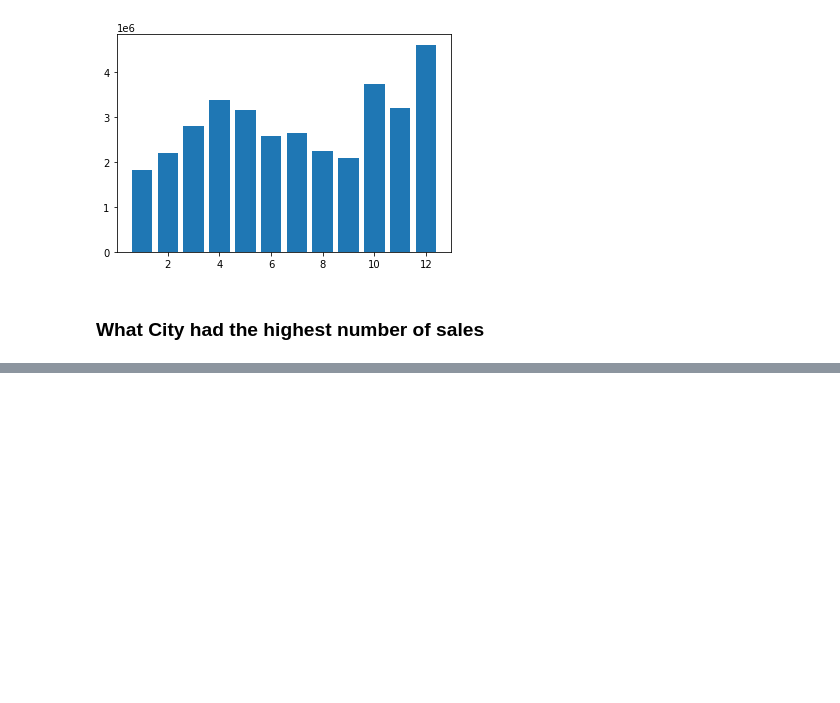
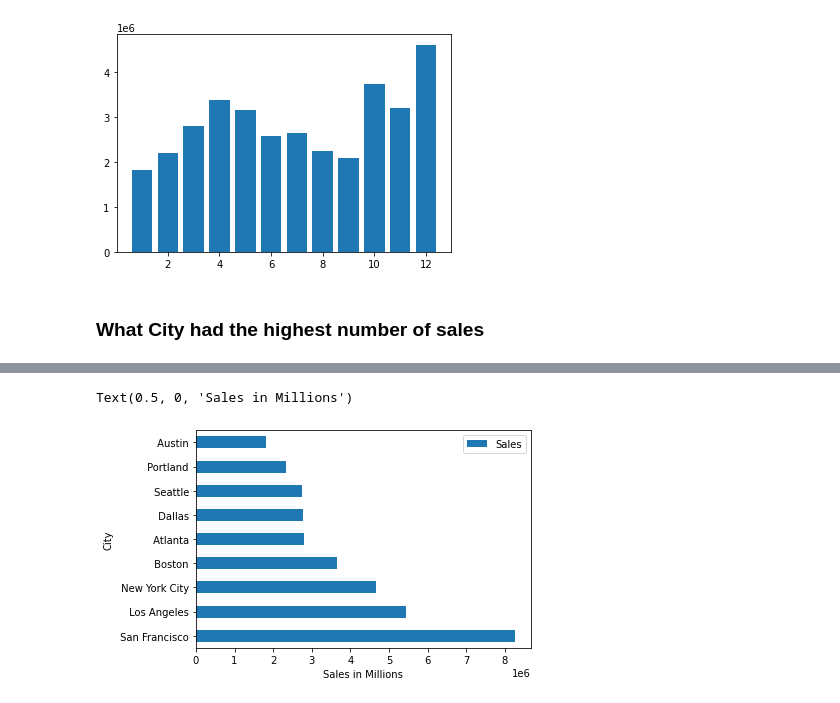
Before and after one commit to jimcrews/my-py-notebooks, a Jupyter notebook: Sales_Analysis.ipynb, the cells around one changed output, grey strips where cells are left out. Saved outputs shown, nothing was run; the diff lists cells and outputs as text; code cells hidden in the pictures; blank space fills up the shorter version.

```diff
--- a/Sales_Analysis.ipynb
+++ b/Sales_Analysis.ipynb
@@ -116,0 +102,11 @@ plt.show()
+# %%
+# reset the index: the old index is added as a column, and a new sequential index is used
+df_flat = df.groupby('City')['Sales'].sum().reset_index()
+
+# sort it by Global_Sales, and make a horizontal bar plot.
+ax = df_flat.sort_values(['Sales'], ascending=False).plot(kind='barh', y='Sales', x='City')
+ax.set_ylabel("City")
+ax.set_xlabel("Sales in Millions")
+# %% [output]
+Text(0.5, 0, 'Sales in Millions')
+[figure, added]
```
Also changed, not shown: parts of 26 cells of this notebook.
